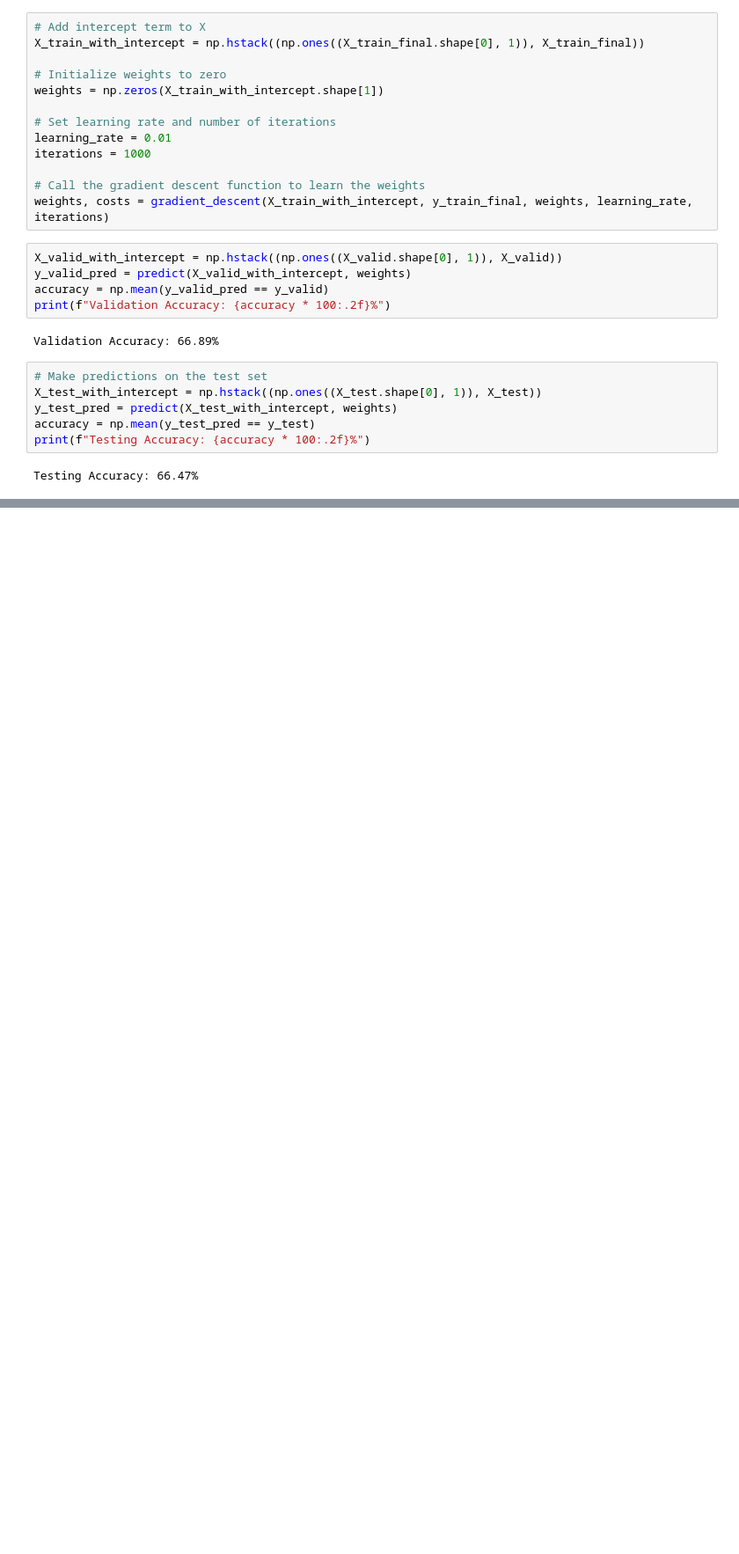
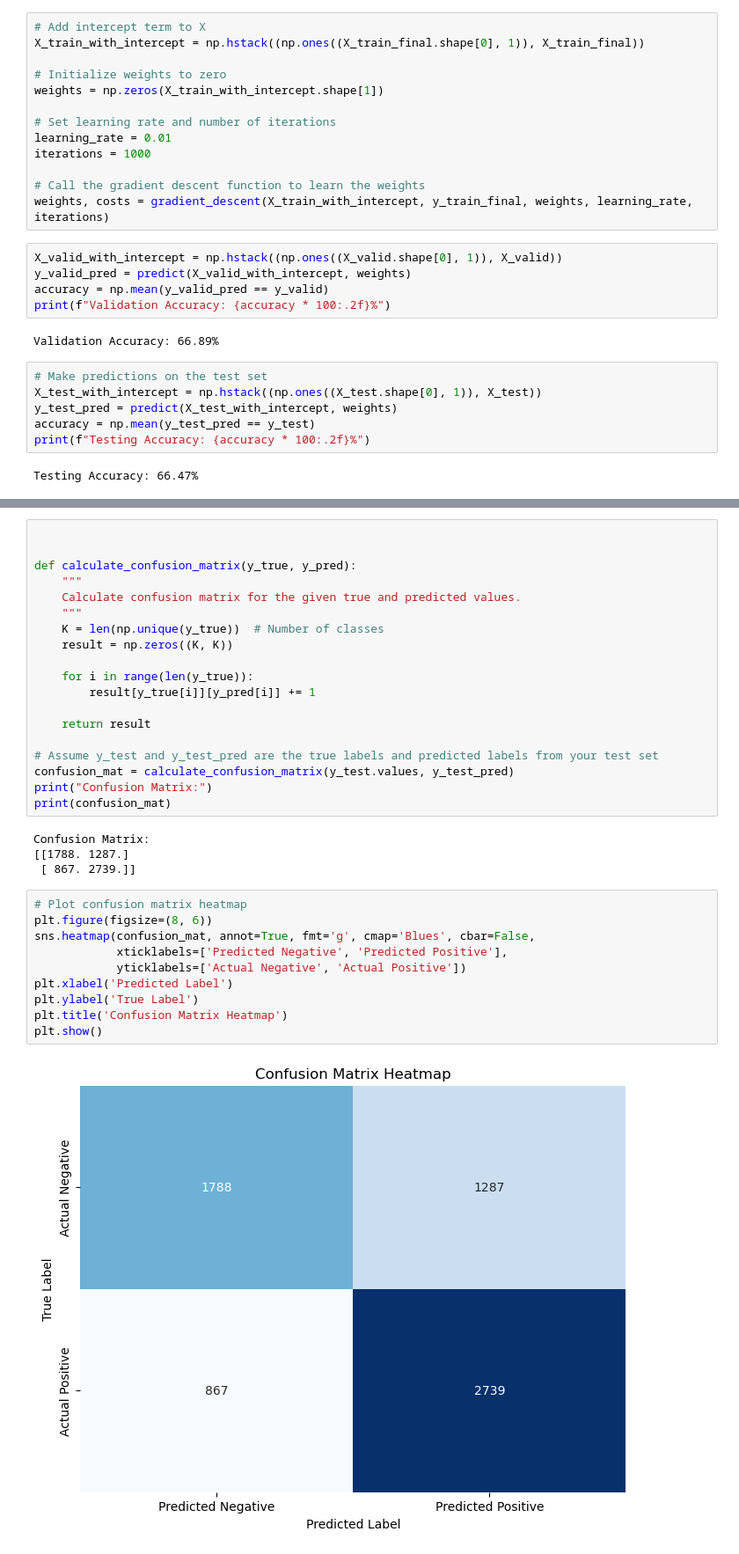
Before and after one commit to TeddyDiallo/ml_supervised_learning, a Jupyter notebook: logictic_regression.ipynb, the cells around one changed output, grey strips where cells are left out. Shown at 88% size. Drawn from its saved outputs; the diff is of its cells as text; blank space fills up the shorter version.

```diff
--- a/test.ipynb
+++ b/logictic_regression.ipynb
@@ -285,0 +314,35 @@ Testing Accuracy: 66.47%
+# %%
+
+
+def calculate_confusion_matrix(y_true, y_pred):
+    """
+    Calculate confusion matrix for the given true and predicted values.
+    """
+    K = len(np.unique(y_true))  # Number of classes
+    result = np.zeros((K, K))
+
+    for i in range(len(y_true)):
+        result[y_true[i]][y_pred[i]] += 1
+
+    return result
+
+# Assume y_test and y_test_pred are the true labels and predicted labels from your test set
+confusion_mat = calculate_confusion_matrix(y_test.values, y_test_pred)
+print("Confusion Matrix:")
+print(confusion_mat)
+# %% [output]
+Confusion Matrix:
+[[1788. 1287.]
+ [ 867. 2739.]]
+# %%
+# Plot confusion matrix heatmap
+plt.figure(figsize=(8, 6))
+sns.heatmap(confusion_mat, annot=True, fmt='g', cmap='Blues', cbar=False,
+            xticklabels=['Predicted Negative', 'Predicted Positive'],
+            yticklabels=['Actual Negative', 'Actual Positive'])
+plt.xlabel('Predicted Label')
+plt.ylabel('True Label')
+plt.title('Confusion Matrix Heatmap')
+plt.show()
+# %% [output]
+[figure, added]
```
Also changed, not shown: parts of 6 cells of this notebook, 2 other files.
